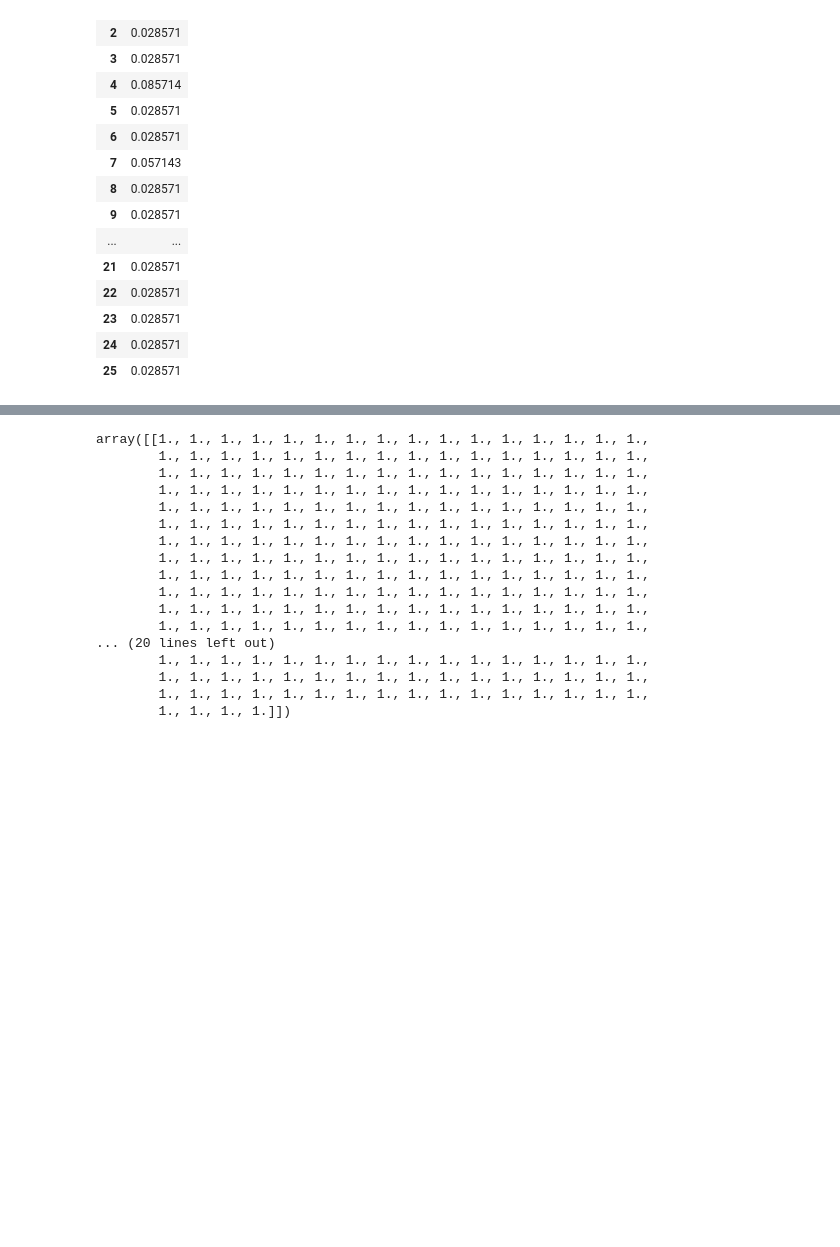
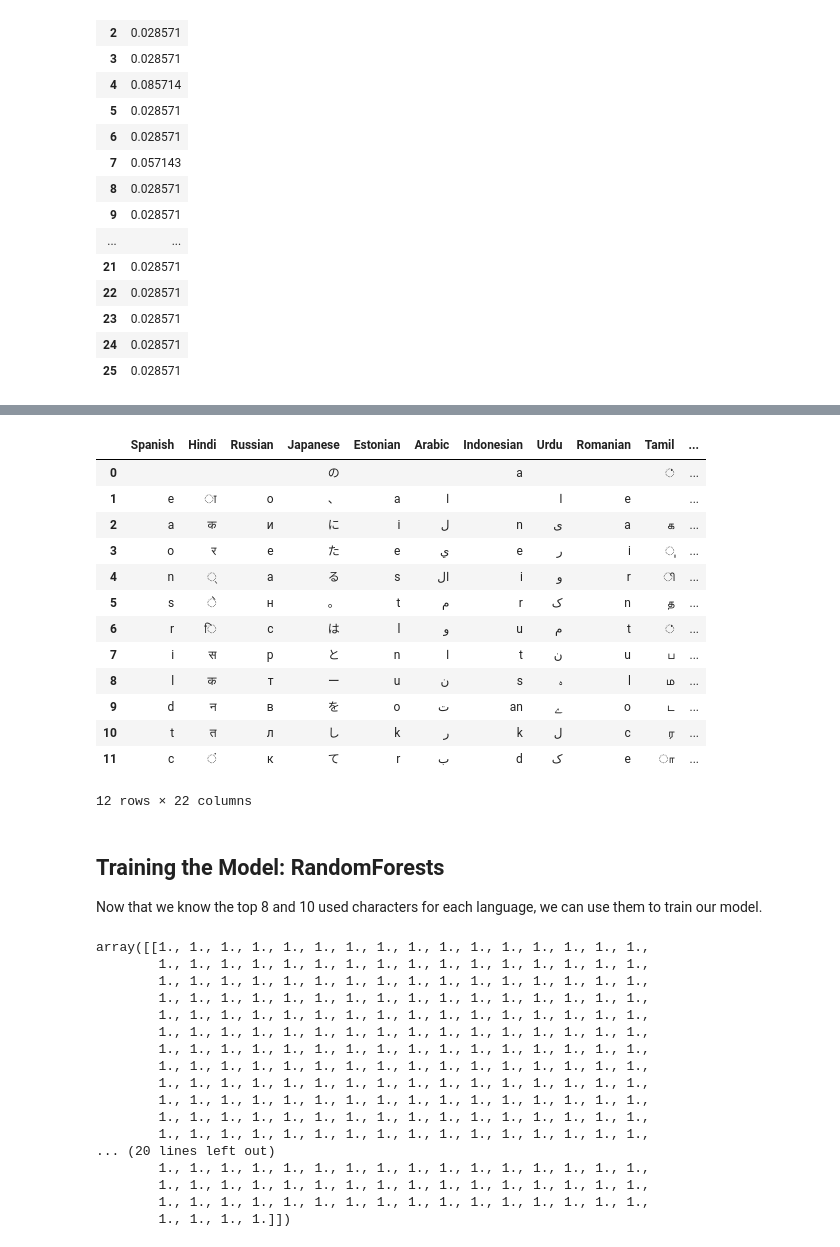
Before and after one commit to EasternUniversity/CSCI405-Language-Detection, a Jupyter notebook: Language_Detector.ipynb, the cells around one changed output, grey strips where cells are left out. Drawn from its saved outputs; the diff is of its cells as text; code cells hidden in the pictures; blank space fills up the shorter version.

```diff
--- a/Language_Detector.ipynb
+++ b/Language_Detector.ipynb
@@ -257,3 +271,24 @@ data_trans = data_trans.transpose() # Take transpose of the data matrix
+# %%
+top12PerLanguage_dict = getRelevantGramsPerLanguage(top1PercentFeatures, language_dict_top1Percent, top=12)
+pd.DataFrame(top12PerLanguage_dict)
+# %% [output]
+|  | Spanish | Hindi | Russian | Japanese | Estonian | Arabic | Indonesian | Urdu | Romanian | Tamil | ... |
+| 0 |  |  |  | の |  |  | a |  |  | ் | ... |
+| 1 | e | ा | о | 、 | a | ا |  | ا | e |  | ... |
+| 2 | a | क | и | に | i | ل | n | ی | a | க | ... |
+| 3 | o | र | е | た | e | ي | e | ر | i | ு | ... |
+| 4 | n | ् | а | る | s | ال | i | و | r | ி | ... |
+| 5 | s | े | н | 。 | t | م | r | ک | n | த | ... |
+| 6 | r | ि | с | は | l | و | u | م | t | ் | ... |
+| 7 | i | स | р | と | n | ا | t | ن | u | ப | ... |
+| 8 | l | क | т | ー | u | ن | s | ہ | l | ம | ... |
+| 9 | d | न | в | を | o | ت | an | ے | o | ட | ... |
+| 10 | t | त | л | し | k | ر | k | ل | c | ர | ... |
+| 11 | c | ं | к | て | r | ب | d | ک | e | ா | ... |
+12 rows × 22 columns
+# %% [markdown]
+## Training the Model: RandomForests
+Now that we know the top 8 and 10 used characters for each language, we can use them to train our model.
 # %%
 # Create these arrays into dictonaries
 english_alpha = [a, b, c, d, e, f, g, h, i, j, k, l, m, n, o, p, q, r, s, t, u, v, w, x, y, z]
```
Also changed, not shown: parts of 18 cells of this notebook.
